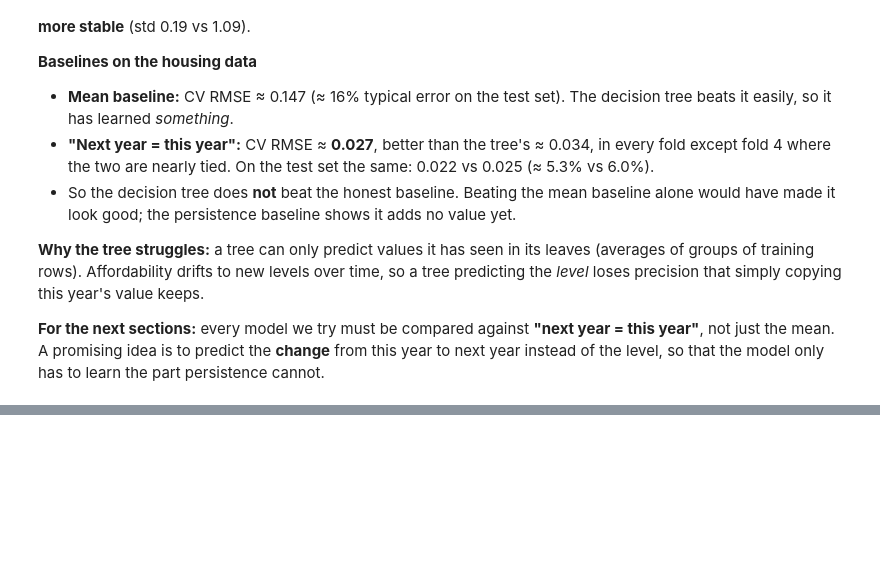
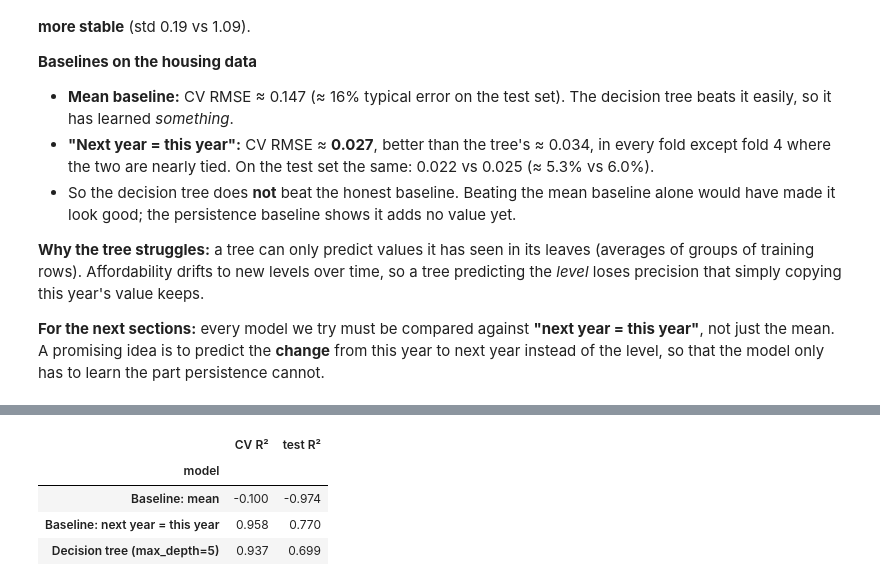
Before and after one commit to iaac-maai/Group8-day1-assignment, a Jupyter notebook: notebook/Day2_models.ipynb, the cells around one changed output, grey strips where cells are left out. Cells and saved outputs as stored; diff of their text form; code cells hidden in the pictures; blank space fills up the shorter version.

```diff
--- a/notebook/Day2_models.ipynb
+++ b/notebook/Day2_models.ipynb
@@ -580,0 +587,14 @@ results.round(4)
+# %%
+r2_rows = []
+for name, model in models.items():
+    res = cross_validate(model, X_train, y_train, cv=time_folds, scoring="r2")
+    model.fit(X_train, y_train)
+    r2_rows.append({"model": name, "CV R²": res["test_score"].mean(),
+                    "test R²": model.score(X_test, y_test)})
+pd.DataFrame(r2_rows).set_index("model").round(3)
+# %% [output]
+|  | CV R² | test R² |
+| model |  |  |
+| Baseline: mean | -0.100 | -0.974 |
+| Baseline: next year = this year | 0.958 | 0.770 |
+| Decision tree (max_depth=5) | 0.937 | 0.699 |
```
Also changed, not shown: parts of 6 cells of this notebook.
